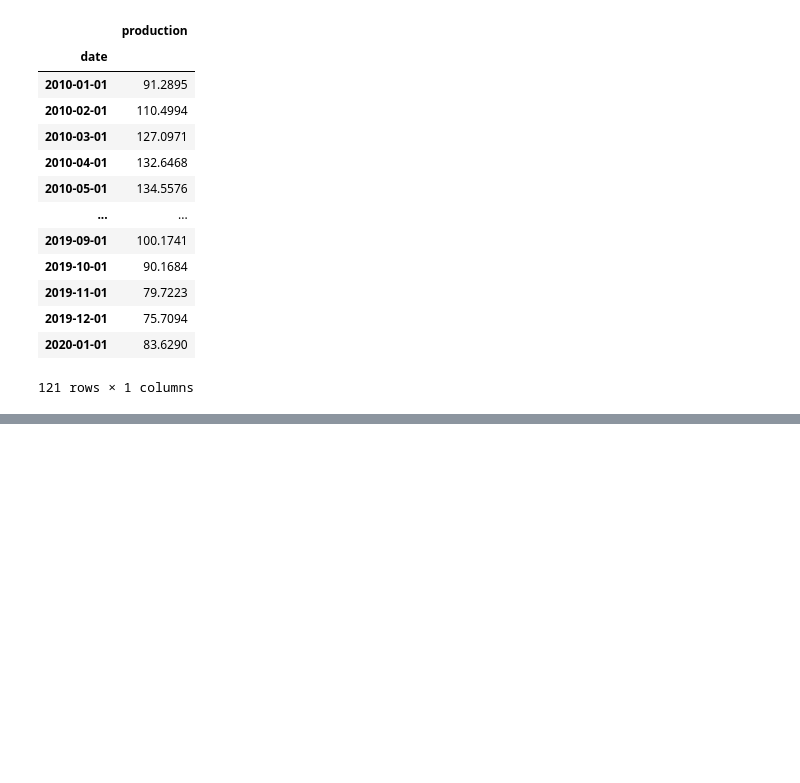
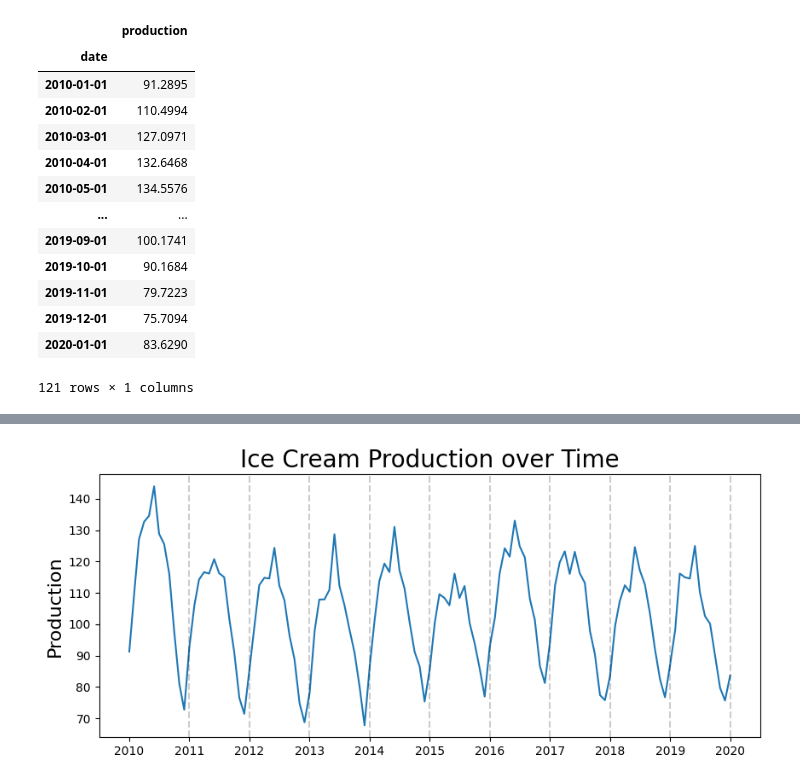
Before and after one commit to Swapn2/Time-series-data_and_models, a Jupyter notebook: Time_series(ACF_PACF).ipynb, the cells around one changed output, grey strips where cells are left out. Drawn from its saved outputs; the diff is of its cells as text; code cells hidden in the pictures; blank space fills up the shorter version.

```diff
--- a/Time_series(ACF_PACF).ipynb
+++ b/Time_series(ACF_PACF).ipynb
@@ -110,0 +122,9 @@ df
+# %%
+plt.figure(figsize=(10,4))
+plt.plot(df.production)
+plt.title('Ice Cream Production over Time', fontsize=20)
+plt.ylabel('Production', fontsize=16)
+for year in range(2011,2021):
+    plt.axvline(pd.to_datetime(str(year)+'-01-01'), color='k', linestyle='--', alpha=0.2)
+# %% [output]
+[figure, added]
```
Also changed, not shown: parts of 15 cells of this notebook.
